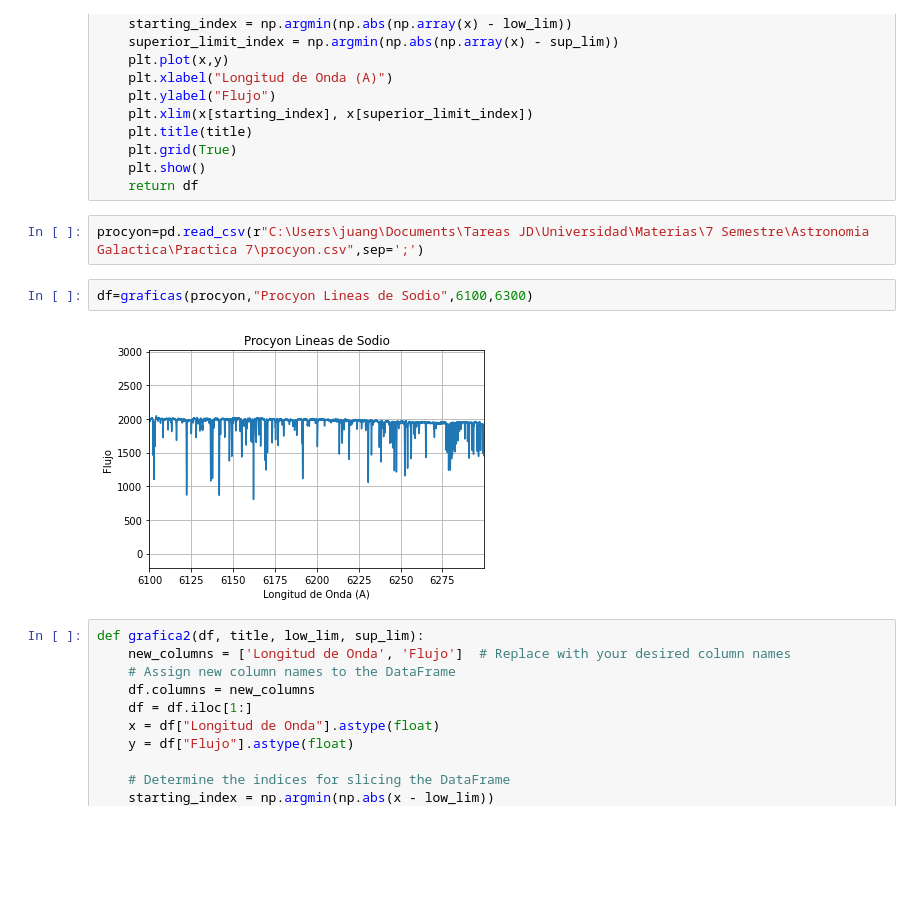
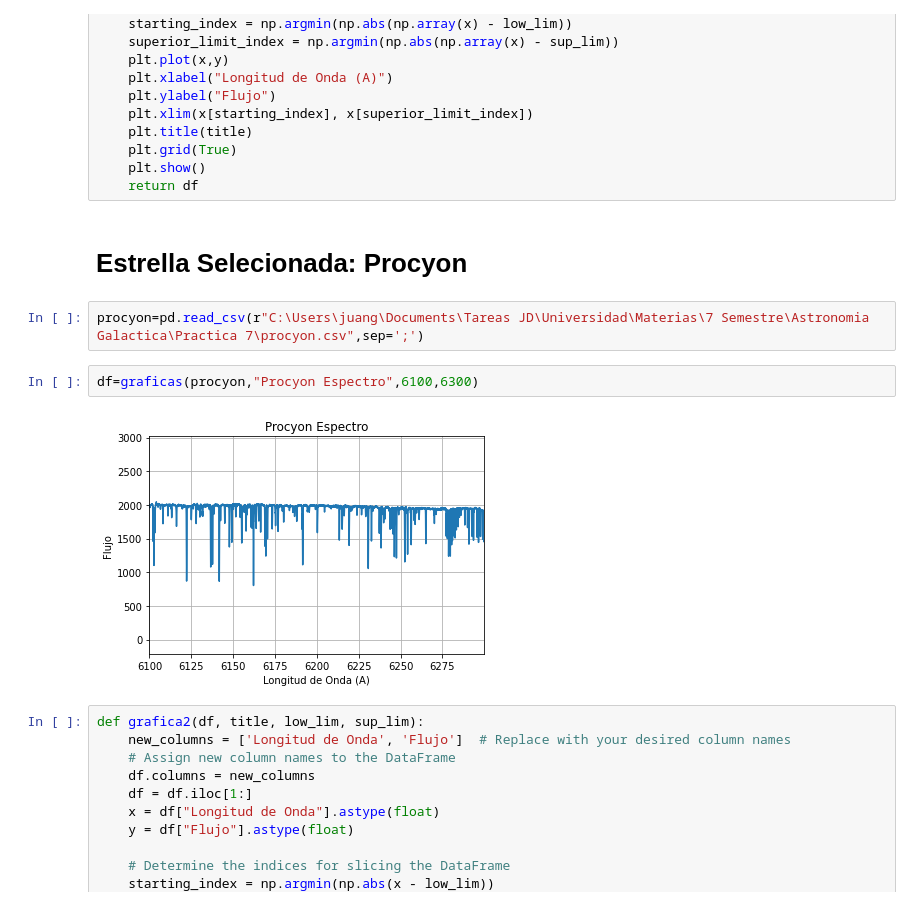
Before and after one commit to jdgv1709/Astronom-a-Gal-ctica, a Jupyter notebook: Practica8.ipynb, the cells around one changed output. Drawn from its saved outputs; the diff is of its cells as text; blank space fills up the shorter version.

```diff
--- a/Practica8.ipynb
+++ b/Practica8.ipynb
@@ -28,12 +28,14 @@ def graficas(df,title, low_lim,sup_lim):
     plt.grid(True)
     plt.show()
     return df
+# %% [markdown]
+# Estrella Selecionada: Procyon
 # %%
 procyon=pd.read_csv(r"C:\Users\juang\Documents\Tareas JD\Universidad\Materias\7 Semestre\Astronomia Galactica\Practica 7\procyon.csv",sep=';')
 # %%
-df=graficas(procyon,"Procyon Lineas de Sodio",6100,6300)
+df=graficas(procyon,"Procyon Espectro",6100,6300)
 # %% [output]
-[figure, old version]
+[figure, new version]
 # %%
 def grafica2(df, title, low_lim, sup_lim):
     new_columns = ['Longitud de Onda', 'Flujo']  # Replace with your desired column names
```
Also changed, not shown: parts of 11 cells of this notebook.
